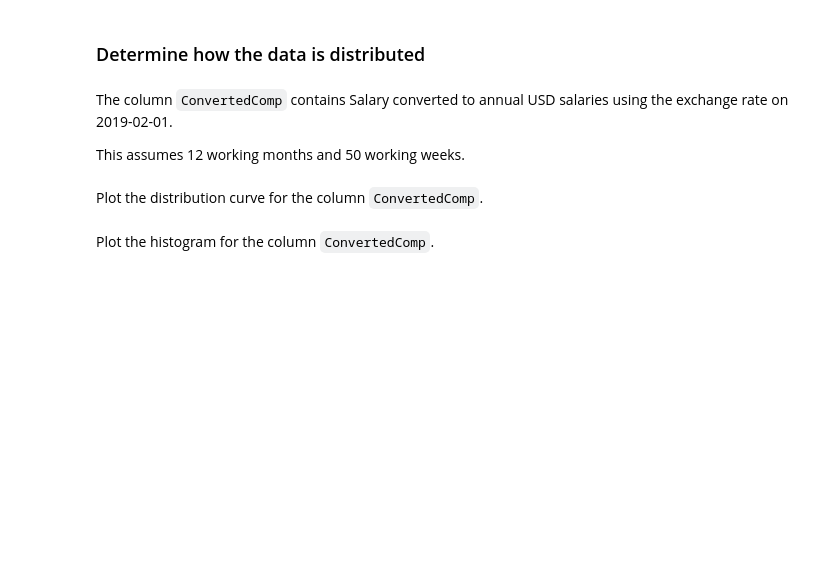
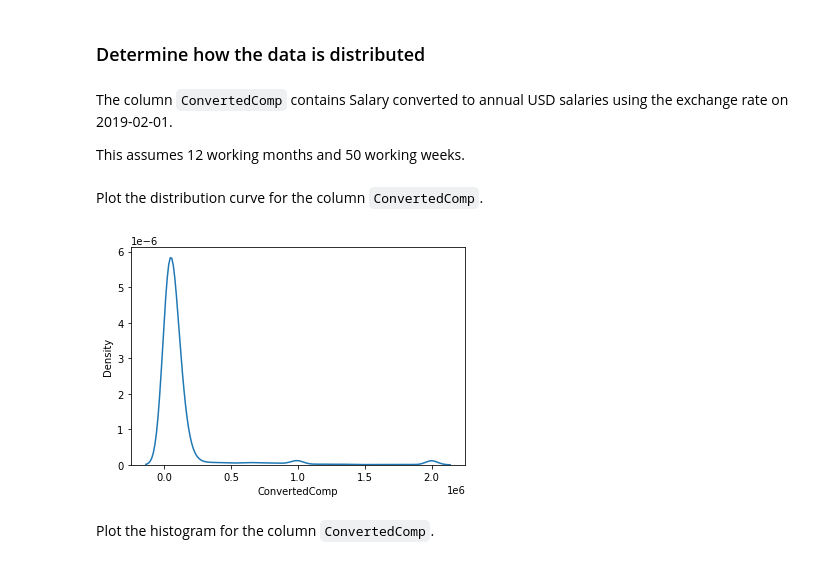
Before and after one commit to sonpn82/IBM-Data-analyst-capstone-project, a Jupyter notebook: M3ExploratoryDataAnalysis-lab.ipynb, the cells around one changed output. Cells and saved outputs as stored; diff of their text form; code cells hidden in the pictures; blank space fills up the shorter version.

```diff
--- a/M3ExploratoryDataAnalysis-lab.ipynb
+++ b/M3ExploratoryDataAnalysis-lab.ipynb
@@ -47,6 +47,10 @@ This assumes 12 working months and 50 working weeks.
 Plot the distribution curve for the column `ConvertedComp`.
 # %%
 # your code goes here
+import seaborn as sns
+ax = sns.distplot(df['ConvertedComp'], hist=False)
+# %% [output]
+[figure, added]
 # %% [markdown]
 Plot the histogram for the column `ConvertedComp`.
 # %%
```
Also changed, not shown: parts of 18 cells of this notebook, 1 other file.
